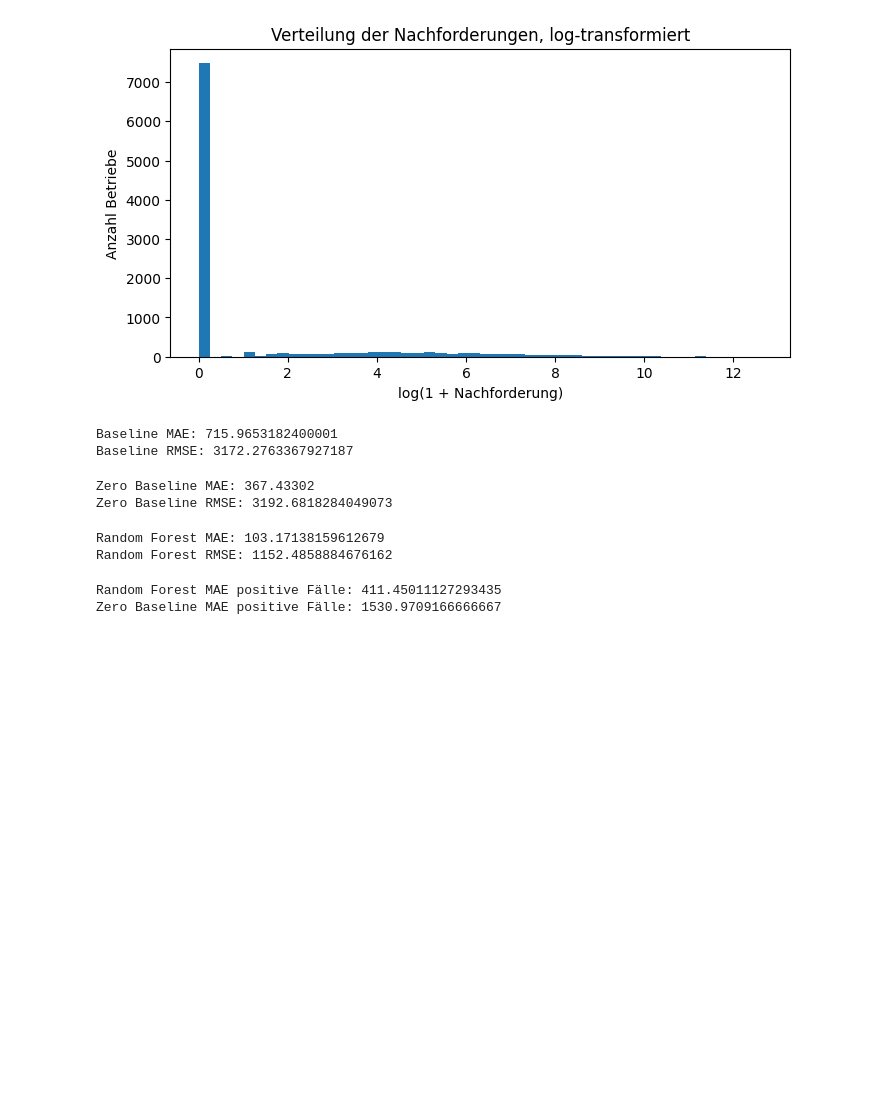
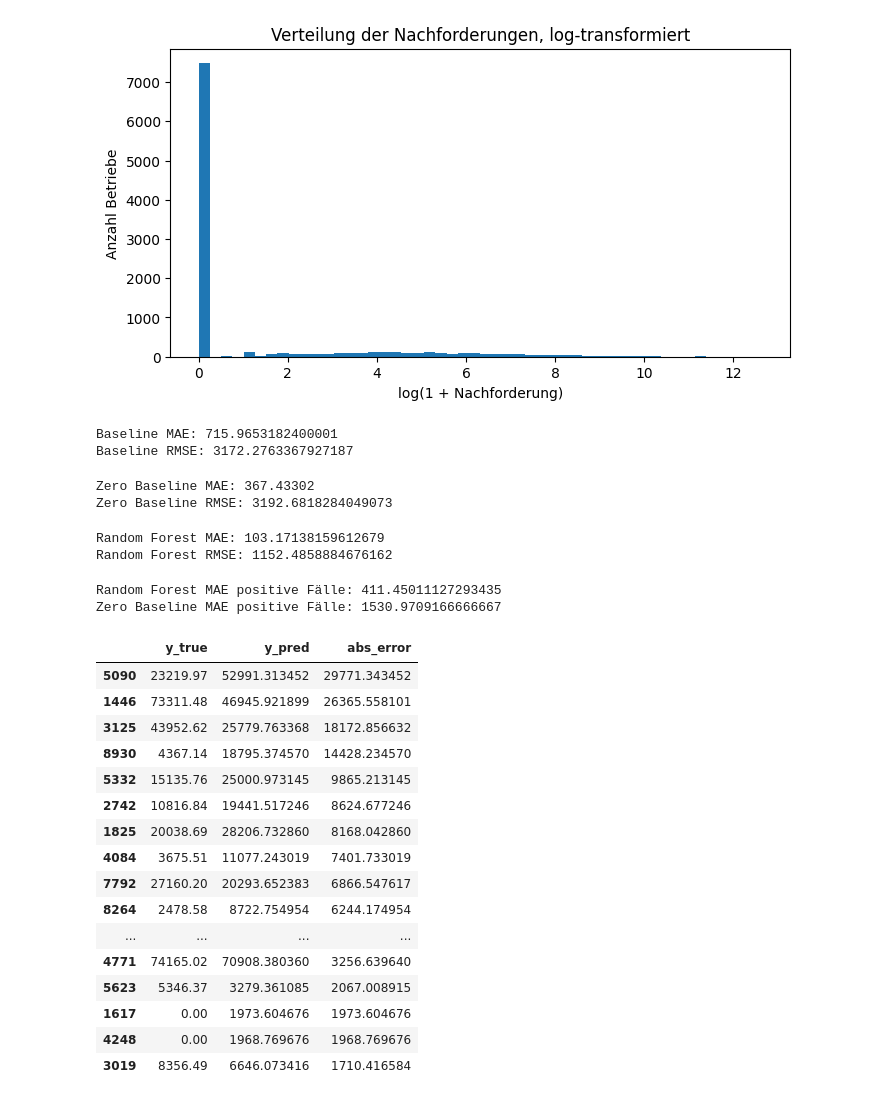
Before and after one commit to smartinezai/DRV-model, a Jupyter notebook: nachforderung_modell.ipynb, the cells around one changed output. Cells and saved outputs as stored; diff of their text form; code cells hidden in the pictures; blank space fills up the shorter version.

```diff
--- a/nachforderung_modell.ipynb
+++ b/nachforderung_modell.ipynb
@@ -208,0 +211,26 @@ Zero Baseline MAE positive Fälle: 1530.9709166666667
+# %%
+results = pd.DataFrame({
+    "y_true": y_test,
+    "y_pred": rf_pred,
+    "abs_error": abs(y_test - rf_pred)
+})
+
+results.sort_values("abs_error", ascending=False).head(20)
+# %% [output]
+|  | y_true | y_pred | abs_error |
+| 5090 | 23219.97 | 52991.313452 | 29771.343452 |
+| 1446 | 73311.48 | 46945.921899 | 26365.558101 |
+| 3125 | 43952.62 | 25779.763368 | 18172.856632 |
+| 8930 | 4367.14 | 18795.374570 | 14428.234570 |
+| 5332 | 15135.76 | 25000.973145 | 9865.213145 |
+| 2742 | 10816.84 | 19441.517246 | 8624.677246 |
+| 1825 | 20038.69 | 28206.732860 | 8168.042860 |
+| 4084 | 3675.51 | 11077.243019 | 7401.733019 |
+| 7792 | 27160.20 | 20293.652383 | 6866.547617 |
+| 8264 | 2478.58 | 8722.754954 | 6244.174954 |
+| ... | ... | ... | ... |
+| 4771 | 74165.02 | 70908.380360 | 3256.639640 |
+| 5623 | 5346.37 | 3279.361085 | 2067.008915 |
+| 1617 | 0.00 | 1973.604676 | 1973.604676 |
+| 4248 | 0.00 | 1968.769676 | 1968.769676 |
+| 3019 | 8356.49 | 6646.073416 | 1710.416584 |
```
Also changed, not shown: parts of 1 cell of this notebook.
